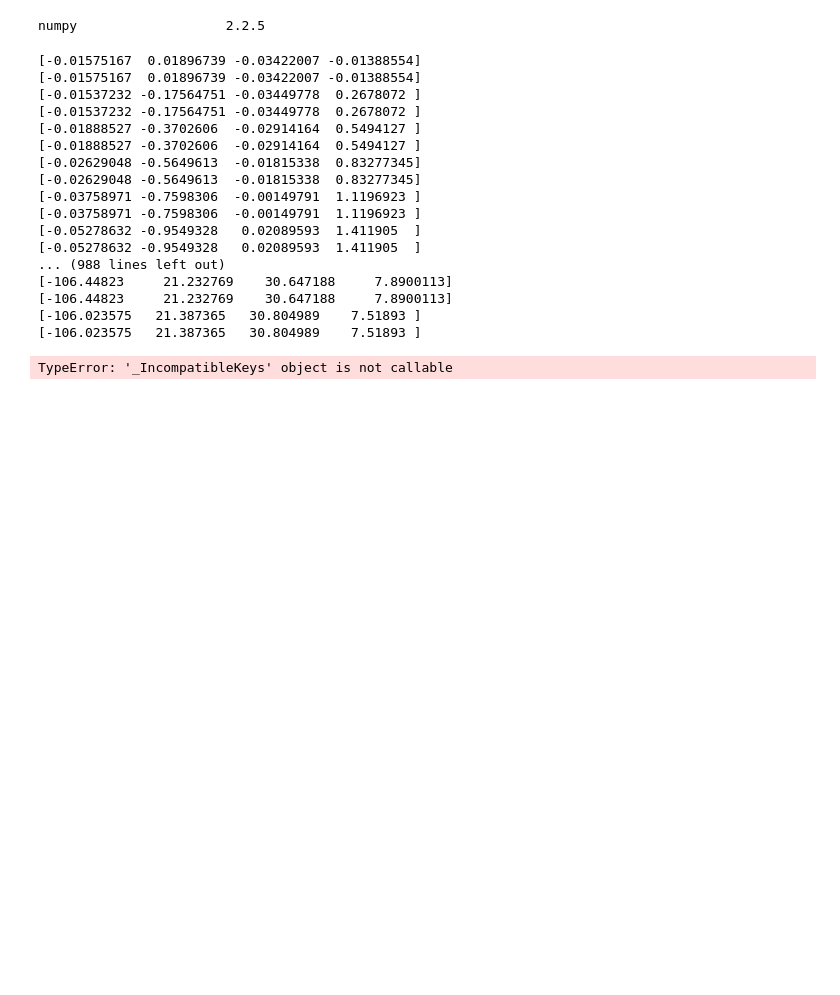
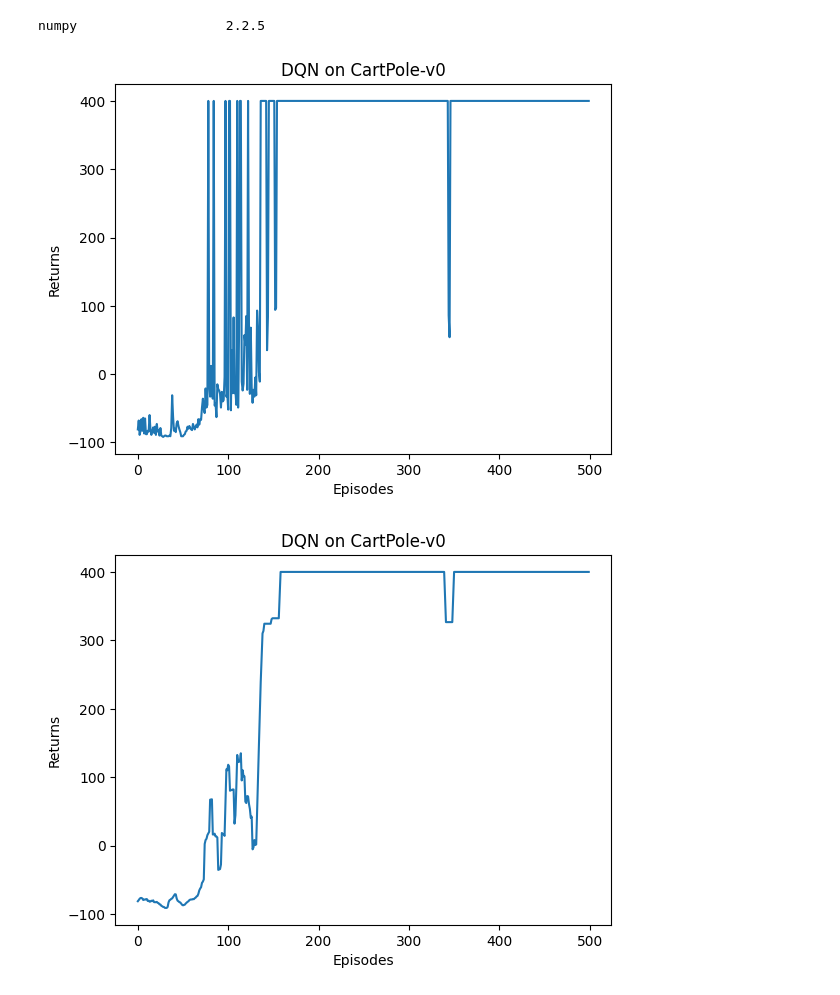
Before and after one commit to jessiewang-hongyan/rl_learning, a Jupyter notebook: 7-DQN.ipynb, the cells around one changed output. Drawn from its saved outputs; the diff is of its cells as text; code cells hidden in the pictures; blank space fills up the shorter version.

```diff
--- a/7-DQN.ipynb
+++ b/7-DQN.ipynb
@@ -172,9 +220,9 @@ class DQN:
 # %%
-lr = 2e-3
+lr = 5e-4
 num_episodes = 500
 hidden_dim = 128
-gamma = 0.98
-epsilon = 0.01
+gamma = 0.95
+epsilon = 0.9
 target_update = 10
 buffer_size = 10000
 minimal_size = 500
@@ -195,6 +243,7 @@ agent = DQN(state_dim, hidden_dim, action_dim, lr, gamma, epsilon,
             target_update, device)
 
 return_list = []
+loss_list = []
 for i in range(10):
     with tqdm(total=int(num_episodes / 10), desc='Iteration %d' % i) as pbar:
         for i_episode in range(int(num_episodes / 10)):
@@ -202,10 +251,14 @@ for i in range(10):
             state = env.reset()[0]
             done = False
             while not done:
-                print(state)
                 action = agent.take_action(state)
                 next_state, reward, terminated, truncated, info = env.step(action)
+                if truncated:
+                    reward += 200
+                elif terminated:
+                    reward -= 100
                 replay_buffer.add(state, action, reward, next_state, terminated, truncated)
+                done = terminated or truncated
                 state = next_state
                 episode_return += reward
                 # 当buffer数据的数量超过一定值后,才进行Q网络训练
@@ -219,7 +272,9 @@ for i in range(10):
                         'terminated': b_ter,
                         'truncated': b_tru
                     }
-                    agent.update(transition_dict)
+                    loss = agent.update(transition_dict)
+                    loss_list.append(loss)
+
             return_list.append(episode_return)
             if (i_episode + 1) % 10 == 0:
                 pbar.set_postfix({
@@ -229,22 +284,26 @@ for i in range(10):
                     '%.3f' % np.mean(return_list[-10:])
                 })
             pbar.update(1)
-# %% [output]
-[-0.01575167  0.01896739 -0.03422007 -0.01388554]
-[-0.01575167  0.01896739 -0.03422007 -0.01388554]
-[-0.01537232 -0.17564751 -0.03449778  0.2678072 ]
-[-0.01537232 -0.17564751 -0.03449778  0.2678072 ]
-[-0.01888527 -0.3702606  -0.02914164  0.5494127 ]
-[-0.01888527 -0.3702606  -0.02914164  0.5494127 ]
-[-0.02629048 -0.5649613  -0.01815338  0.83277345]
-[-0.02629048 -0.5649613  -0.01815338  0.83277345]
-[-0.03758971 -0.7598306  -0.00149791  1.1196923 ]
-[-0.03758971 -0.7598306  -0.00149791  1.1196923 ]
-[-0.05278632 -0.9549328   0.02089593  1.411905  ]
-[-0.05278632 -0.9549328   0.02089593  1.411905  ]
-... (988 lines left out)
-[-106.44823     21.232769    30.647188     7.8900113]
-[-106.44823     21.232769    30.647188     7.8900113]
-[-106.023575   21.387365   30.804989    7.51893 ]
-[-106.023575   21.387365   30.804989    7.51893 ]
-TypeError: '_IncompatibleKeys' object is not callable
+# %%
+episodes_list = list(range(len(return_list)))
+plt.plot(episodes_list, return_list)
+plt.xlabel('Episodes')
+plt.ylabel('Returns')
+plt.title('DQN on {}'.format(env_name))
+plt.show()
+
+mv_return = rl_utils.moving_average(return_list, 9)
+plt.plot(episodes_list, mv_return)
+plt.xlabel('Episodes')
+plt.ylabel('Returns')
+plt.title('DQN on {}'.format(env_name))
+plt.show()
+
+plt.plot(loss_list)
+plt.xlabel('Steps')
+plt.ylabel('Loss')
+plt.title('DQN on {}'.format(env_name))
+plt.show()
+# %% [output]
+[figure, added]
+[figure, added]
```
Also changed, not shown: parts of 3 cells of this notebook.
